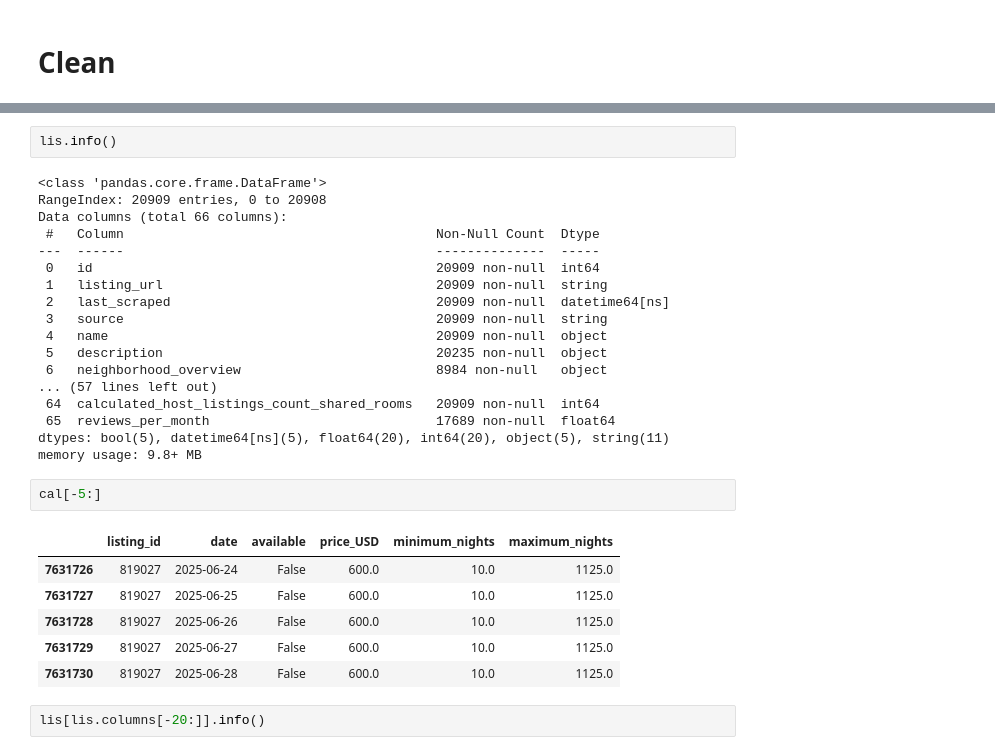
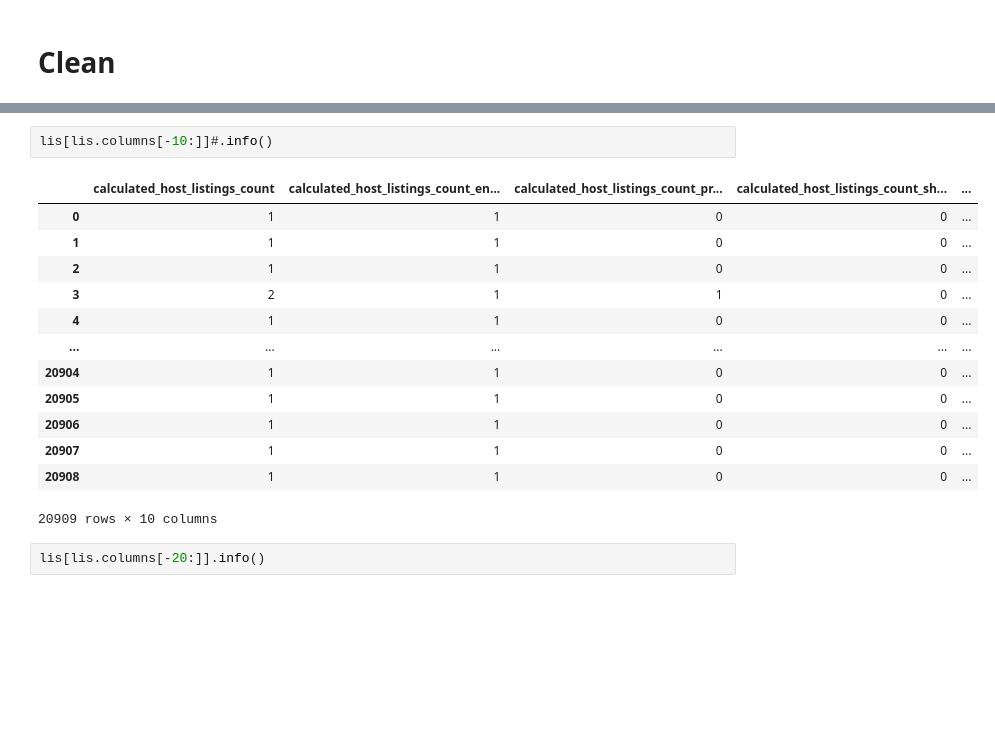
Before and after one commit to elto21ab/DMV, a Jupyter notebook: explore-ELIAS.ipynb, the cells around one changed output, grey strips where cells are left out. Saved outputs shown, nothing was run; the diff lists cells and outputs as text; blank space fills up the shorter version.

```diff
--- a/explore-ELIAS.ipynb
+++ b/explore-ELIAS.ipynb
@@ -135,32 +140,19 @@ Reviews shape: (366636, 5)
 # %%
-lis.info()
+lis[lis.columns[-10:]]#.info()
 # %% [output]
+|  | calculated_host_listings_count | calculated_host_listings_count_en... | calculated_host_listings_count_pr... | calculated_host_listings_count_sh... | ... |
+| 0 | 1 | 1 | 0 | 0 | ... |
+| 1 | 1 | 1 | 0 | 0 | ... |
+| 2 | 1 | 1 | 0 | 0 | ... |
+| 3 | 2 | 1 | 1 | 0 | ... |
+| 4 | 1 | 1 | 0 | 0 | ... |
+| ... | ... | ... | ... | ... | ... |
+| 20904 | 1 | 1 | 0 | 0 | ... |
+| 20905 | 1 | 1 | 0 | 0 | ... |
+| 20906 | 1 | 1 | 0 | 0 | ... |
+| 20907 | 1 | 1 | 0 | 0 | ... |
+| 20908 | 1 | 1 | 0 | 0 | ... |
-<class 'pandas.core.frame.DataFrame'>
-RangeIndex: 20909 entries, 0 to 20908
-Data columns (total 66 columns):
- #   Column                                        Non-Null Count  Dtype
----  ------                                        --------------  -----
- 0   id                                            20909 non-null  int64
- 1   listing_url                                   20909 non-null  string
- 2   last_scraped                                  20909 non-null  datetime64[ns]
- 3   source                                        20909 non-null  string
- 4   name                                          20909 non-null  object
- 5   description                                   20235 non-null  object
- 6   neighborhood_overview                         8984 non-null   object
-... (57 lines left out)
- 64  calculated_host_listings_count_shared_rooms   20909 non-null  int64
- 65  reviews_per_month                             17689 non-null  float64
-dtypes: bool(5), datetime64[ns](5), float64(20), int64(20), object(5), string(11)
-memory usage: 9.8+ MB
+20909 rows × 10 columns
-# %%
-cal[-5:]
-# %% [output]
-|  | listing_id | date | available | price_USD | minimum_nights | maximum_nights |
-| 7631726 | 819027 | 2025-06-24 | False | 600.0 | 10.0 | 1125.0 |
-| 7631727 | 819027 | 2025-06-25 | False | 600.0 | 10.0 | 1125.0 |
-| 7631728 | 819027 | 2025-06-26 | False | 600.0 | 10.0 | 1125.0 |
-| 7631729 | 819027 | 2025-06-27 | False | 600.0 | 10.0 | 1125.0 |
-| 7631730 | 819027 | 2025-06-28 | False | 600.0 | 10.0 | 1125.0 |
 # %%
 lis[lis.columns[-20:]].info()
 # %% [output]
```
Also changed, not shown: parts of 3 cells of this notebook, 2 other files.
